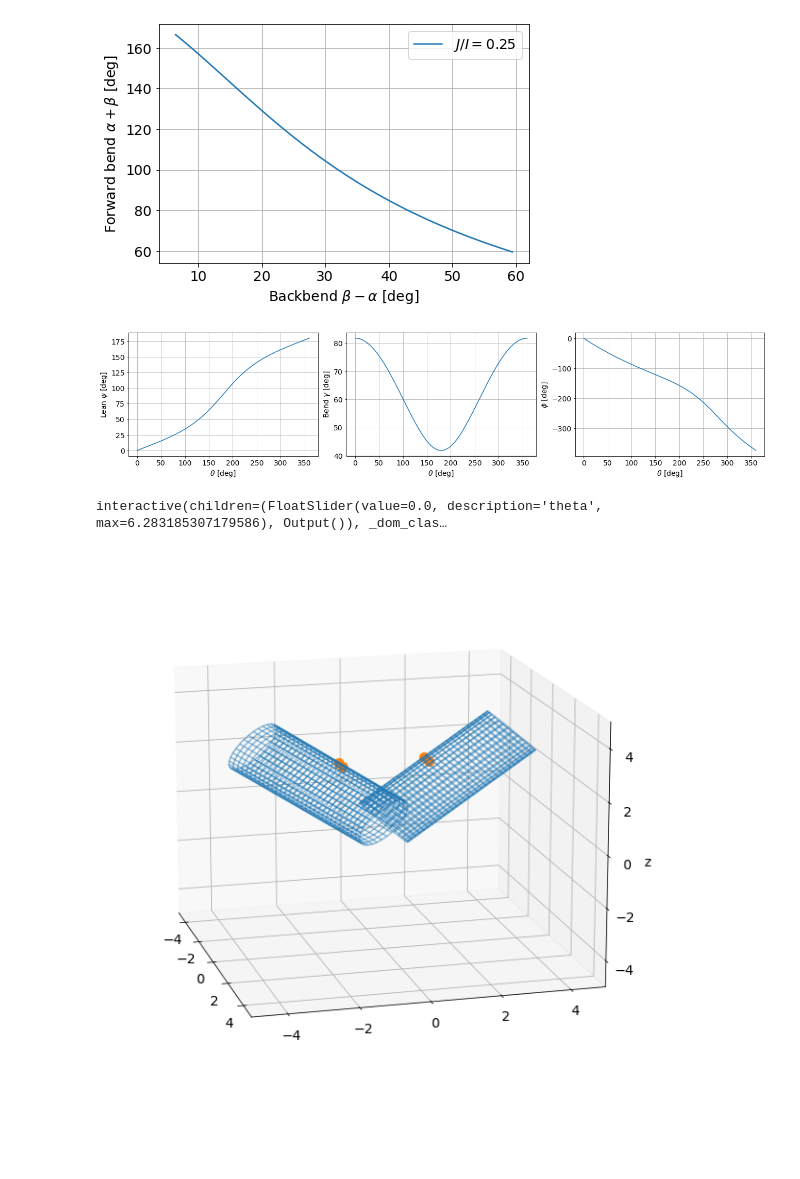
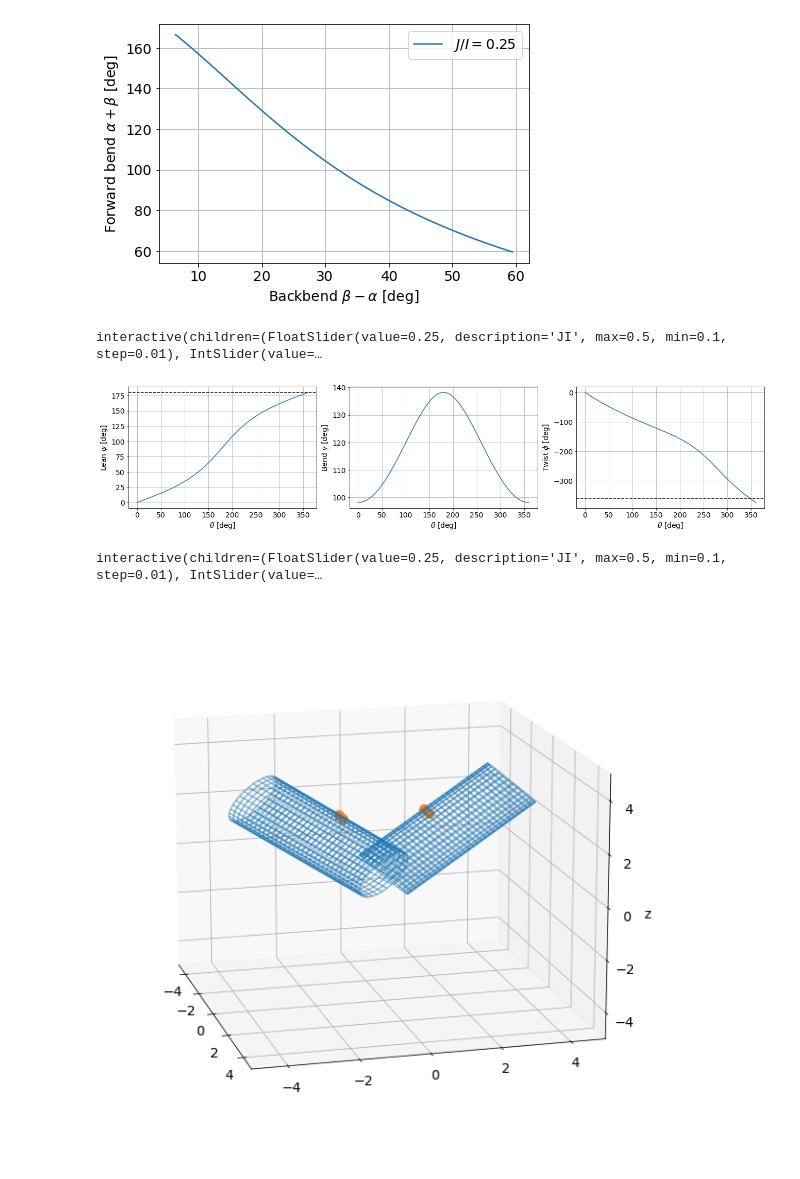
Before and after one commit to tianyikillua/falling-cat, a Jupyter notebook: cat.ipynb, the cells around one changed output. Saved outputs shown, nothing was run; the diff lists cells and outputs as text; code cells hidden in the pictures; blank space fills up the shorter version.

```diff
--- a/cat.ipynb
+++ b/cat.ipynb
@@ -51,43 +188,48 @@ plt.show()
 # %% [output]
 [figure]
 # %%
-JI = 0.25
-alpha = 20 * degree
-c = FallingCat(JI, alpha)
-
-t = c.theta / degree
-psi = c.lean() / degree
-gamma = c.bend() / degree
-phi = c.twist() / degree
-
-# print(phi[-1])
-# print((c.alpha + c.beta) / degree)
-# print((c.beta - c.alpha) / degree)
-
-plt.close("all")
-
 fig, ax = plt.subplots(1, 3, figsize=(18, 4))
 fig.canvas.header_visible = False
 fig.canvas.footer_visible = False
 
-ax[0].plot(t, psi)
-ax[0].set_xlabel(r"$\theta$ [deg]")
-ax[0].set_ylabel(r"Lean $\psi$ [deg]")
-ax[0].grid()
 
-ax[1].plot(t, gamma)
-ax[1].set_xlabel(r"$\theta$ [deg]")
-ax[1].set_ylabel(r"Bend $\gamma$ [deg]")
-ax[1].grid()
+def plot_rotations(JI=0.25, alpha=20):
+    c = FallingCat(JI, alpha * degree)
 
-ax[2].plot(t, phi)
-ax[2].set_xlabel(r"$\theta$ [deg]")
-ax[2].set_ylabel(r"$\phi$ [deg]")
-ax[2].grid()
+    t = c.theta / degree
+    psi = c.lean() / degree
+    gamma = 180 - c.bend() / degree
+    phi = c.twist() / degree
 
-plt.show()
+    # print(phi[-1])
+    # print((c.alpha + c.beta) / degree)
+    # print((c.beta - c.alpha) / degree)
+
+    ax[0].cla()
+    ax[0].plot(t, psi)
+    ax[0].axhline(180, color="k", linestyle="--")
+    ax[0].set_xlabel(r"$\theta$ [deg]")
+    ax[0].set_ylabel(r"Lean $\psi$ [deg]")
+    ax[0].grid()
+
+    ax[1].cla()
+    ax[1].plot(t, gamma)
+    ax[1].set_xlabel(r"$\theta$ [deg]")
+    ax[1].set_ylabel(r"Bend $\gamma$ [deg]")
+    ax[1].grid()
+
+    ax[2].cla()
+    ax[2].plot(t, phi)
+    ax[2].axhline(-360, color="k", linestyle="--")
+    ax[2].set_xlabel(r"$\theta$ [deg]")
+    ax[2].set_ylabel(r"Twist $\phi$ [deg]")
+    ax[2].grid()
+
+
+interact(plot_rotations, JI=(0.1, 0.5, 0.01), alpha=(0, 60, 1));
 # %% [output]
+interactive(children=(FloatSlider(value=0.25, description='JI', max=0.5, min=0.1, step=0.01), IntSlider(value=…
-[figure, old version]
+[figure, new version]
 # %%
 fig, ax = plt.subplots(figsize=(12, 8), subplot_kw={"projection": "3d"})
 fig.canvas.header_visible = False
@@ -97,16 +239,18 @@ ax.axis("equal")
 ax.view_init(15, -15)
 
 
-def plot_cat_position(theta=0):
+def plot_cat(JI=0.25, alpha=20, theta=0):
+    c = FallingCat(JI, alpha * degree)
+
     ax.cla()
-    c.plot(theta, ax=ax, l=5, N=32, color="C0", leg_color="C1", marker="o", s=100)
+    c.plot(ax, theta, length=5, N=32, color="C0", leg_color="C1", marker="o", s=100)
     ax.set_xlim(-5, 5)
     ax.set_ylim(-5, 5)
     ax.set_zlim(-5, 5)
     ax.set_zlabel("z")
 
 
-interact(plot_cat_position, theta=(0, 2 * np.pi));
+interact(plot_cat, JI=(0.1, 0.5, 0.01), alpha=(0, 60, 1), theta=(0, 2 * np.pi, 0.1));
 # %% [output]
-interactive(children=(FloatSlider(value=0.0, description='theta', max=6.283185307179586), Output()), _dom_clas…
+interactive(children=(FloatSlider(value=0.25, description='JI', max=0.5, min=0.1, step=0.01), IntSlider(value=…
 [figure]
```
Also changed, not shown: parts of 2 cells of this notebook, 2 other files.
